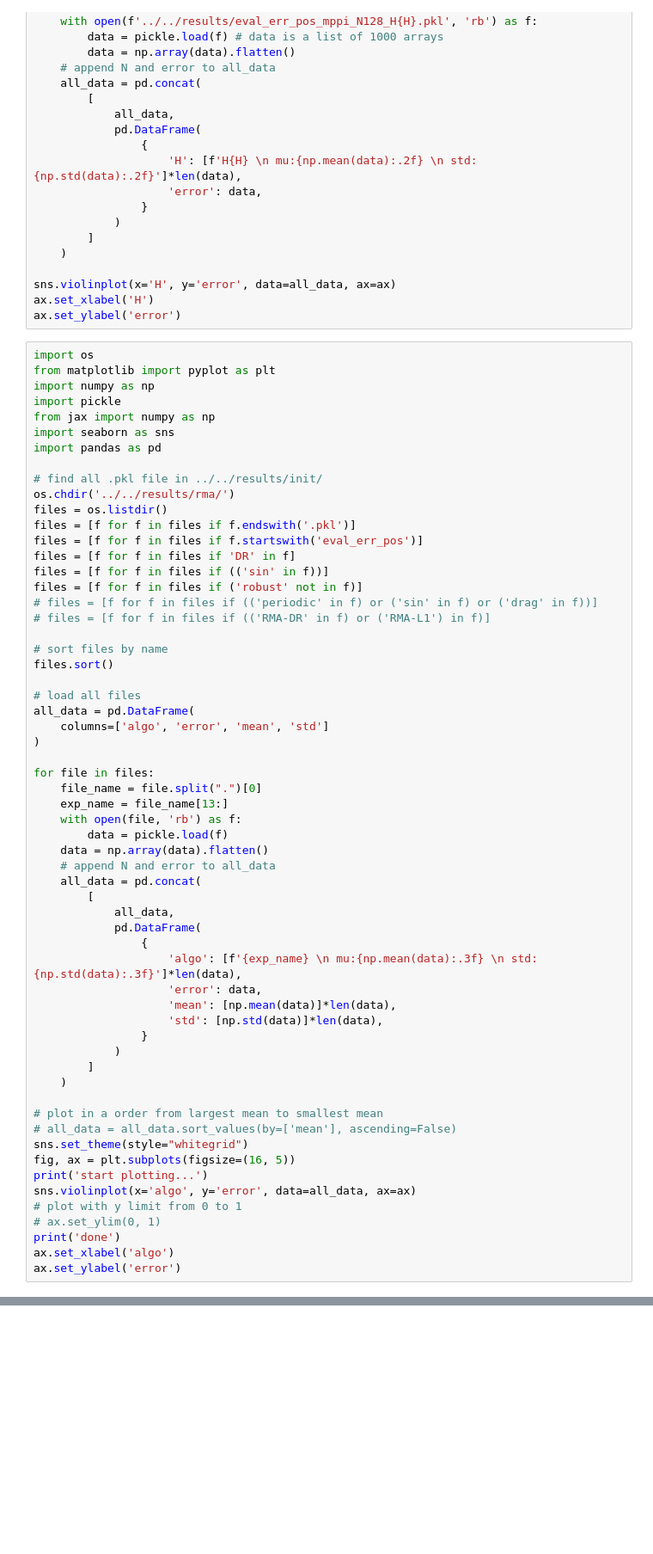
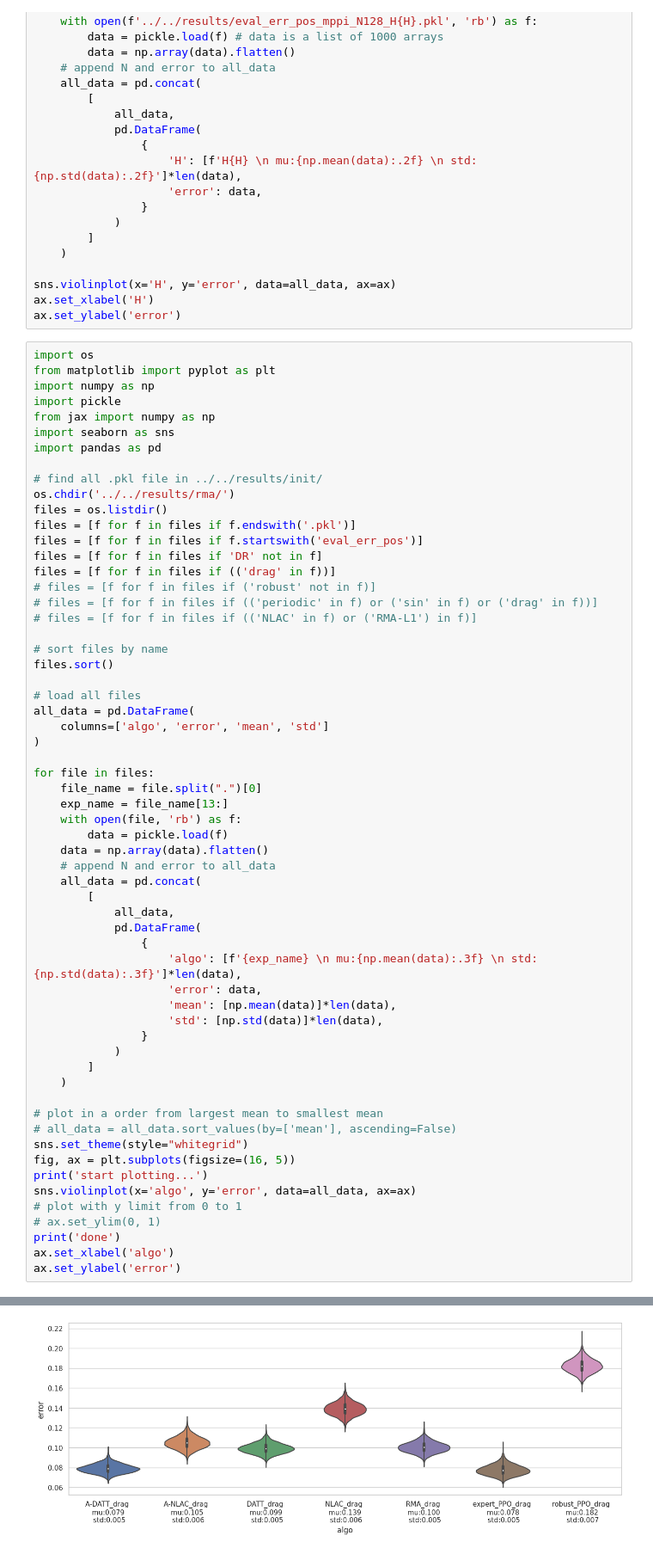
Before and after one commit to LeCAR-Lab/CoVO-MPC, a Jupyter notebook: quadjax/devel/plot.ipynb, the cells around one changed output, grey strips where cells are left out. Shown at 86% size. Drawn from its saved outputs; the diff is of its cells as text; blank space fills up the shorter version.

Commit message:
:zap: update plot

```diff
--- a/quadjax/devel/plot.ipynb
+++ b/quadjax/devel/plot.ipynb
@@ -77,11 +77,11 @@ os.chdir('../../results/rma/')
 files = os.listdir()
 files = [f for f in files if f.endswith('.pkl')]
 files = [f for f in files if f.startswith('eval_err_pos')]
-files = [f for f in files if 'DR' in f]
-files = [f for f in files if (('sin' in f))]
-files = [f for f in files if ('robust' not in f)]
+files = [f for f in files if 'DR' not in f]
+files = [f for f in files if (('drag' in f))]
+# files = [f for f in files if ('robust' not in f)]
 # files = [f for f in files if (('periodic' in f) or ('sin' in f) or ('drag' in f))]
-# files = [f for f in files if (('RMA-DR' in f) or ('RMA-L1') in f)]
+# files = [f for f in files if (('NLAC' in f) or ('RMA-L1') in f)]
 
 # sort files by name
 files.sort()
@@ -123,3 +123,4 @@ sns.violinplot(x='algo', y='error', data=all_data, ax=ax)
 print('done')
 ax.set_xlabel('algo')
 ax.set_ylabel('error')
+# %% [output]
@@ -125,0 +130 @@ ax.set_ylabel('error')
+[figure, added]
```
Also changed, not shown: parts of 1 cell of this notebook.
